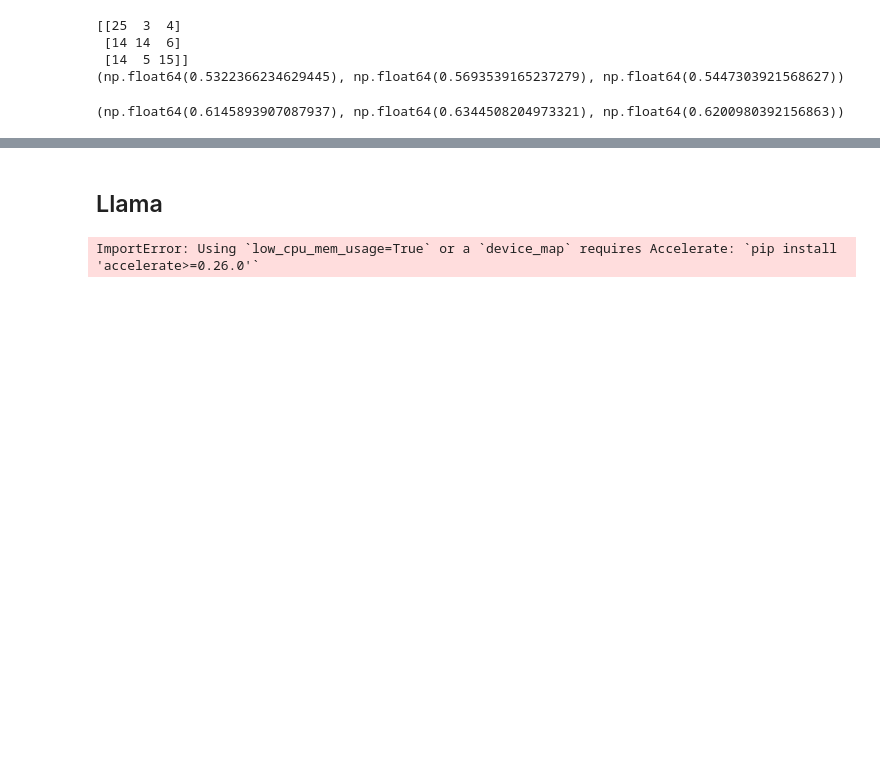
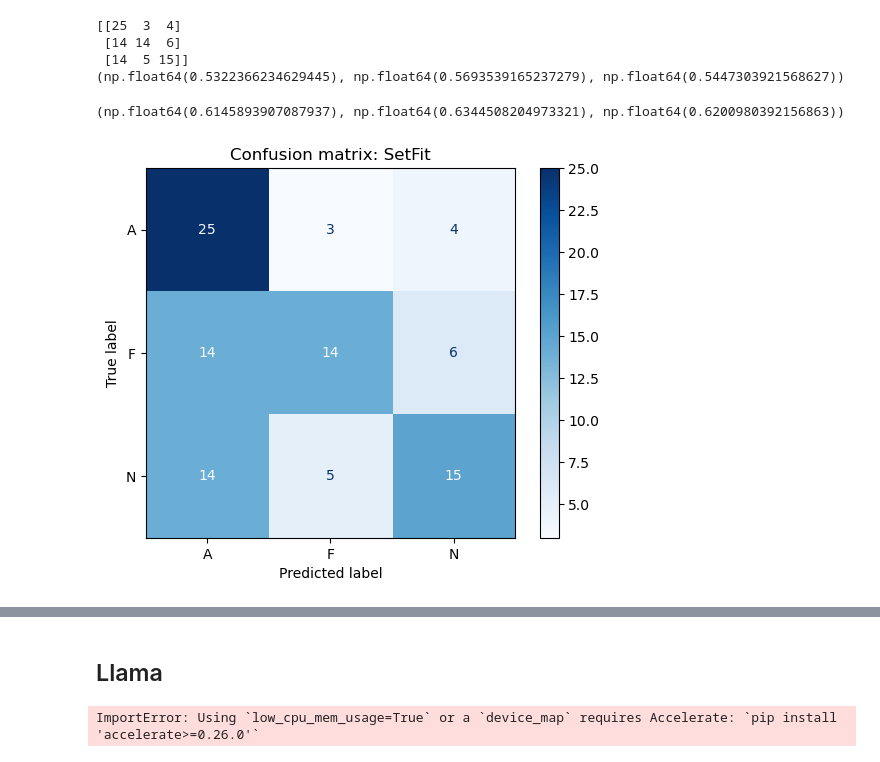
Before and after one commit to b0psheva27/BSc_project_polarization, a Jupyter notebook: notebooks/03_stance_detection.ipynb, the cells around one changed output, grey strips where cells are left out. Drawn from its saved outputs; the diff is of its cells as text; code cells hidden in the pictures; blank space fills up the shorter version.

```diff
--- a/notebooks/03_stance_detection.ipynb
+++ b/notebooks/03_stance_detection.ipynb
@@ -214,3 +215,12 @@ cm_llama = np.array([
 print(macro_f1_func(cm_llama))
 # %% [output]
 (np.float64(0.6145893907087937), np.float64(0.6344508204973321), np.float64(0.6200980392156863))
+# %%
+import matplotlib.pyplot as plt
+disp = ConfusionMatrixDisplay(confusion_matrix=cm, display_labels=["A", "F", "N"])
+disp.plot(cmap=plt.cm.Blues, values_format='d')  # 'd' for integer formatting
+
+plt.title("Confusion matrix: SetFit")
+plt.show()
+# %% [output]
+[figure, added]
```
Also changed, not shown: parts of 3 cells of this notebook, 7 other files.
